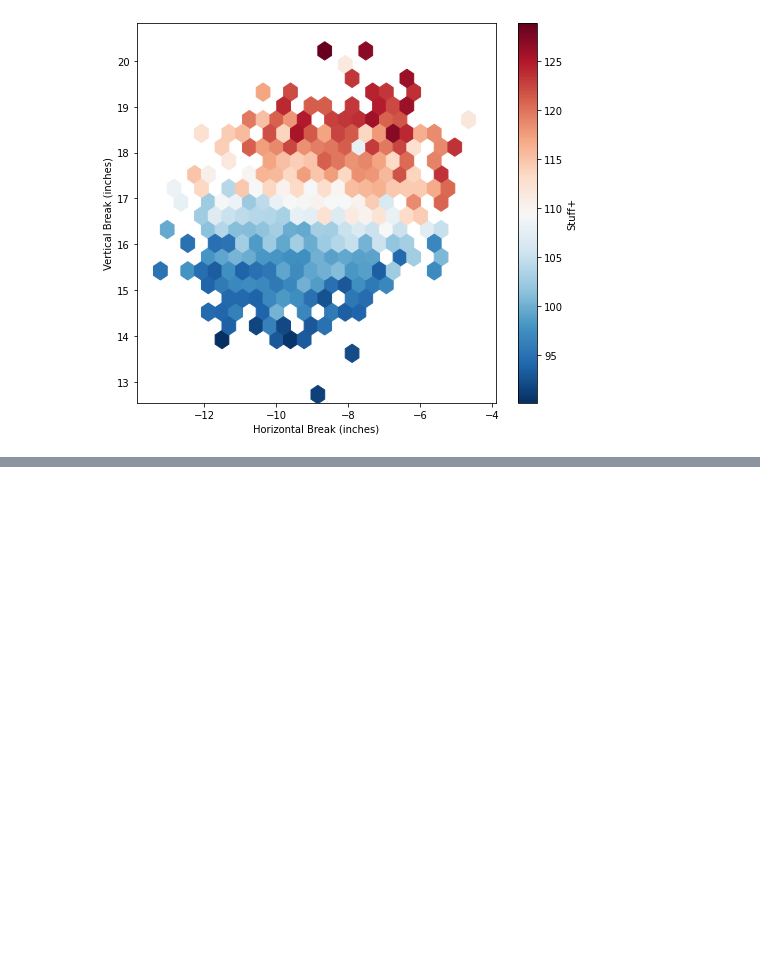
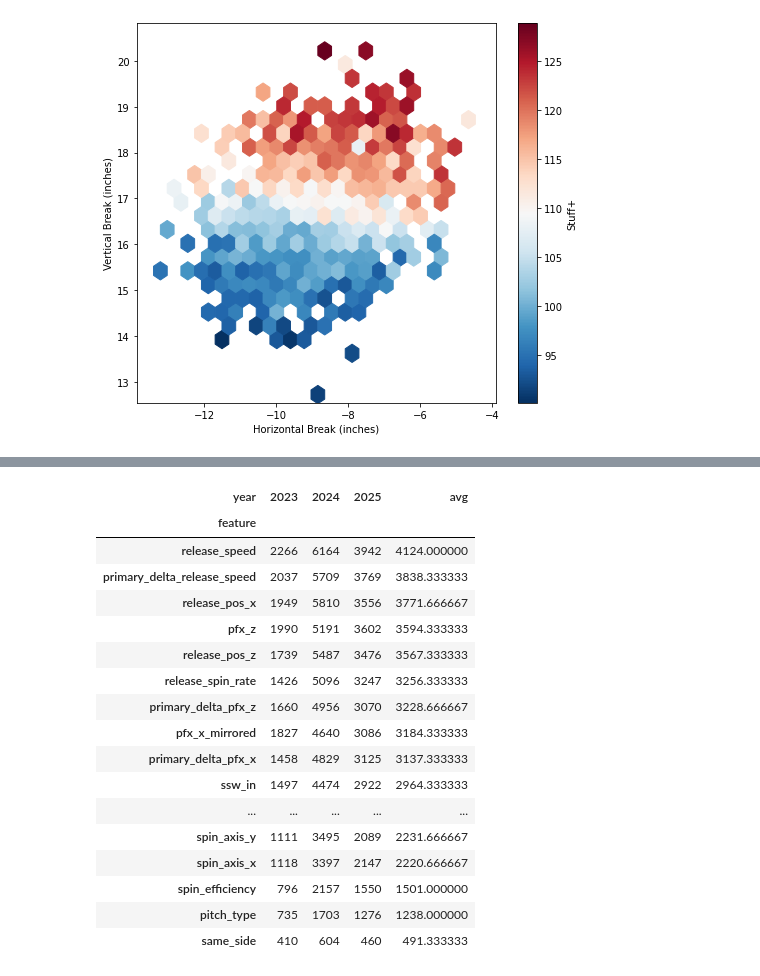
Before and after one commit to davidperl7431/stuff-plus, a Jupyter notebook: Stuff+ Model.ipynb, the cells around one changed output, grey strips where cells are left out. Cells and saved outputs as stored; diff of their text form; code cells hidden in the pictures; blank space fills up the shorter version.

```diff
--- a/Stuff+ Model.ipynb
+++ b/Stuff+ Model.ipynb
@@ -1175,0 +1176,47 @@ arsenal_summary.head()
+# %%
+# Feature importances by year
+importance_rows = []
+
+for yr, result in rolling_results["results_by_year"].items():
+    importances = result["final_model"].feature_importances_
+    for feature, importance in zip(model_features, importances):
+        importance_rows.append({
+            "year": yr,
+            "feature": feature,
+            "importance": importance,
+        })
+
+importance_df = pd.DataFrame(importance_rows)
+
+importance_wide = importance_df.pivot(
+    index="feature",
+    columns="year",
+    values="importance"
+)
+
+# Add average across years
+importance_wide["avg"] = importance_wide.mean(axis=1)
+
+# Sort by average importance descending
+importance_wide = importance_wide.sort_values("avg", ascending=False)
+
+importance_wide
+# %% [output]
+| year | 2023 | 2024 | 2025 | avg |
+| feature |  |  |  |  |
+| release_speed | 2266 | 6164 | 3942 | 4124.000000 |
+| primary_delta_release_speed | 2037 | 5709 | 3769 | 3838.333333 |
+| release_pos_x | 1949 | 5810 | 3556 | 3771.666667 |
+| pfx_z | 1990 | 5191 | 3602 | 3594.333333 |
+| release_pos_z | 1739 | 5487 | 3476 | 3567.333333 |
+| release_spin_rate | 1426 | 5096 | 3247 | 3256.333333 |
+| primary_delta_pfx_z | 1660 | 4956 | 3070 | 3228.666667 |
+| pfx_x_mirrored | 1827 | 4640 | 3086 | 3184.333333 |
+| primary_delta_pfx_x | 1458 | 4829 | 3125 | 3137.333333 |
+| ssw_in | 1497 | 4474 | 2922 | 2964.333333 |
+| ... | ... | ... | ... | ... |
+| spin_axis_y | 1111 | 3495 | 2089 | 2231.666667 |
+| spin_axis_x | 1118 | 3397 | 2147 | 2220.666667 |
+| spin_efficiency | 796 | 2157 | 1550 | 1501.000000 |
+| pitch_type | 735 | 1703 | 1276 | 1238.000000 |
+| same_side | 410 | 604 | 460 | 491.333333 |
```
Also changed, not shown: parts of 22 cells of this notebook, 1 other file.
